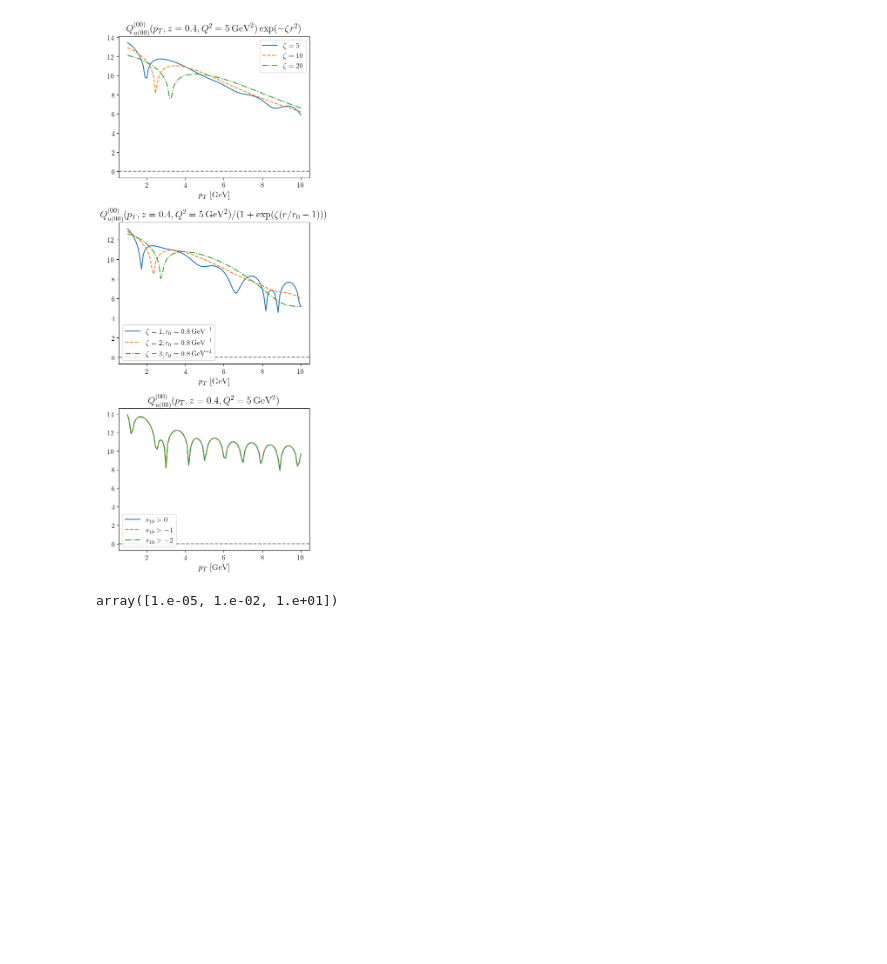
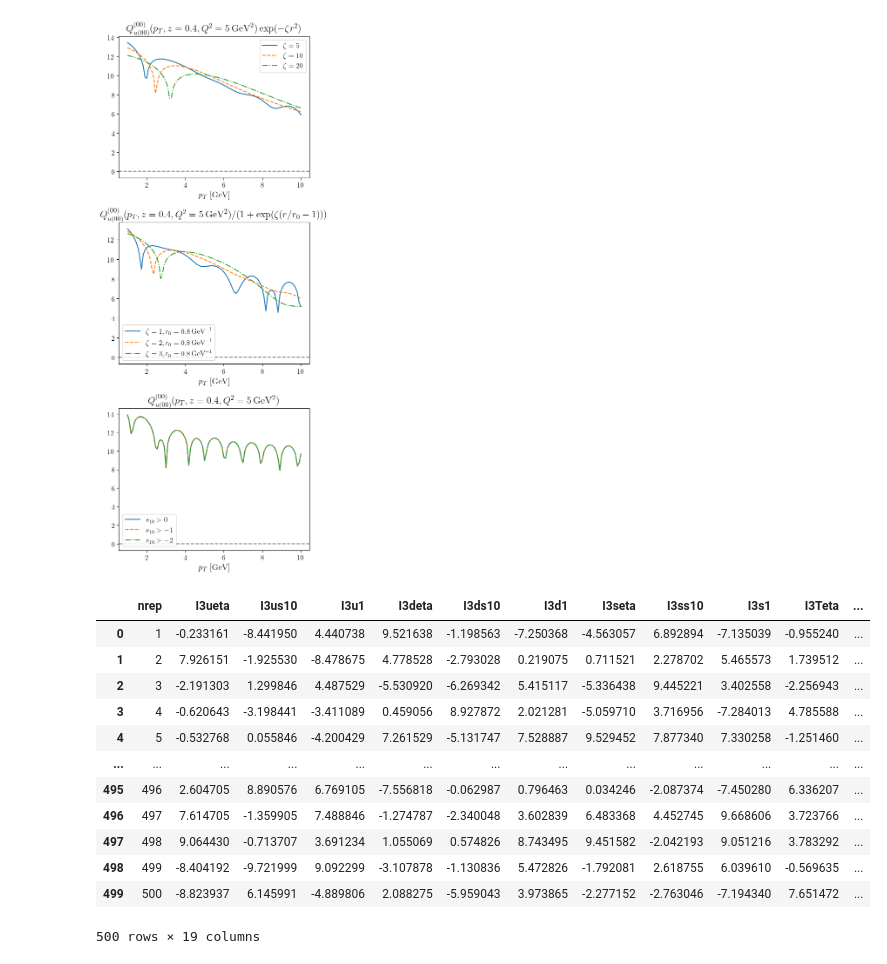
Before and after one commit to brandonmanley/dijet_DSA, a Jupyter notebook: bmanley/dsa_analysis.ipynb, the cells around one changed output. Drawn from its saved outputs; the diff is of its cells as text; code cells hidden in the pictures; blank space fills up the shorter version.

```diff
--- a/bmanley/dsa_analysis.ipynb
+++ b/bmanley/dsa_analysis.ipynb
@@ -899,6 +996,34 @@ plt.show()
 # %% [output]
 [figure]
 # %%
-np.logspace(-5, 1, 3)
+# make random ICs
+import pandas as pd
+pheader = [f'{amp}{basis}' for amp in ['I3u', 'I3d', 'I3s', 'I3T', 'I4', 'I5'] for basis in ['eta', 's10', '1']]
+mom_params = {}
+
+for param in ['nrep'] + pheader:
+    mom_params[param] = []
+
+for irep in range(1, 501):
+    mom_params['nrep'].append(irep)
+    for param in pheader:
+        mom_params[param].append(random.uniform(-10, 10))
+
+mdf = pd.DataFrame(mom_params)
+mdf.to_csv('random_moment_params.csv', index=False)  # index=False avoids writing row numbers
-# %% [output]
-array([1.e-05, 1.e-02, 1.e+01])
+# %%
+pd.read_csv('random_moment_params.csv')
+# %% [output]
+|  | nrep | I3ueta | I3us10 | I3u1 | I3deta | I3ds10 | I3d1 | I3seta | I3ss10 | I3s1 | I3Teta | ... |
+| 0 | 1 | -0.233161 | -8.441950 | 4.440738 | 9.521638 | -1.198563 | -7.250368 | -4.563057 | 6.892894 | -7.135039 | -0.955240 | ... |
+| 1 | 2 | 7.926151 | -1.925530 | -8.478675 | 4.778528 | -2.793028 | 0.219075 | 0.711521 | 2.278702 | 5.465573 | 1.739512 | ... |
+| 2 | 3 | -2.191303 | 1.299846 | 4.487529 | -5.530920 | -6.269342 | 5.415117 | -5.336438 | 9.445221 | 3.402558 | -2.256943 | ... |
+| 3 | 4 | -0.620643 | -3.198441 | -3.411089 | 0.459056 | 8.927872 | 2.021281 | -5.059710 | 3.716956 | -7.284013 | 4.785588 | ... |
+| 4 | 5 | -0.532768 | 0.055846 | -4.200429 | 7.261529 | -5.131747 | 7.528887 | 9.529452 | 7.877340 | 7.330258 | -1.251460 | ... |
+| ... | ... | ... | ... | ... | ... | ... | ... | ... | ... | ... | ... | ... |
+| 495 | 496 | 2.604705 | 8.890576 | 6.769105 | -7.556818 | -0.062987 | 0.796463 | 0.034246 | -2.087374 | -7.450280 | 6.336207 | ... |
+| 496 | 497 | 7.614705 | -1.359905 | 7.488846 | -1.274787 | -2.340048 | 3.602839 | 6.483368 | 4.452745 | 9.668606 | 3.723766 | ... |
+| 497 | 498 | 9.064430 | -0.713707 | 3.691234 | 1.055069 | 0.574826 | 8.743495 | 9.451582 | -2.042193 | 9.051216 | 3.783292 | ... |
+| 498 | 499 | -8.404192 | -9.721999 | 9.092299 | -3.107878 | -1.130836 | 5.472826 | -1.792081 | 2.618755 | 6.039610 | -0.569635 | ... |
+| 499 | 500 | -8.823937 | 6.145991 | -4.889806 | 2.088275 | -5.959043 | 3.973865 | -2.277152 | -2.763046 | -7.194340 | 7.651472 | ... |
+500 rows × 19 columns
```
Also changed, not shown: parts of 7 cells of this notebook, 25 other files.
